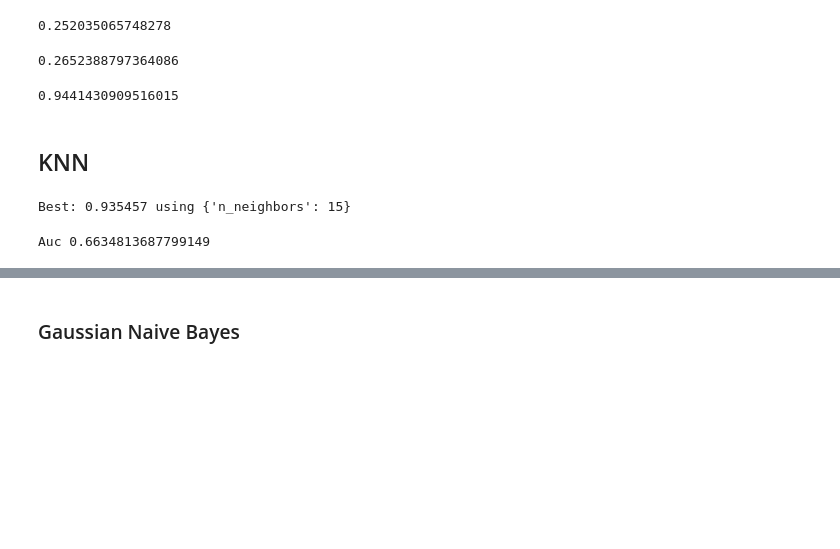
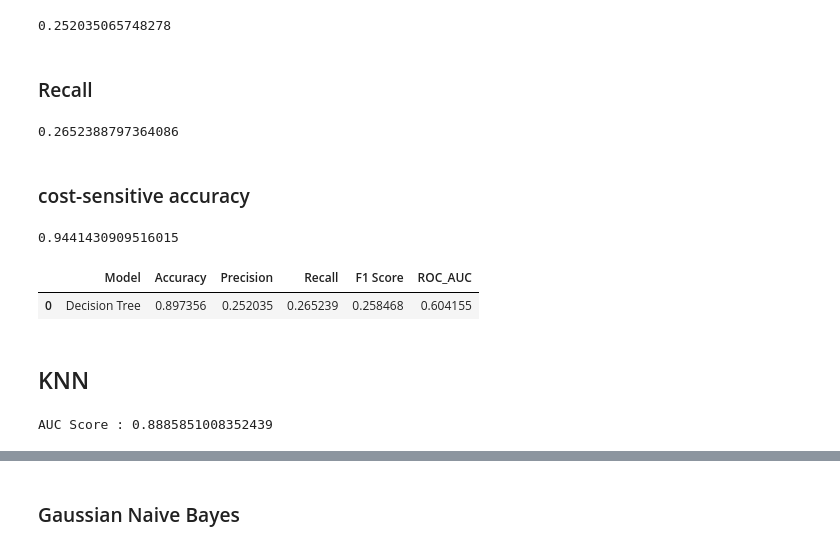
Before and after one commit to 0xgun/Credit-Eligibility, a Jupyter notebook: Phase_2/Phase 2.ipynb, the cells around one changed output, grey strips where cells are left out. Saved outputs shown, nothing was run; the diff lists cells and outputs as text; code cells hidden in the pictures; blank space fills up the shorter version.

```diff
--- a/Phase_2/Phase 2.ipynb
+++ b/Phase_2/Phase 2.ipynb
@@ -357,6 +398,5 @@ plt.show()
 # %%
-#calculate F1 score
-from sklearn.metrics import f1_score
-f1_score(y_test, y_predi) #do we need to use average=None as the third param?
+f1_score=f1_score(y_test, y_predi)
+f1_score
 # %% [output]
 0.2584684540054583
@@ -363,5 +405,3 @@ f1_score(y_test, y_predi) #do we need to use average=None as the third param?
 # %%
-#accuracy score
-from sklearn.metrics import accuracy_score
-accuracy_score(y_test, y_predi) #do we need to use normalize=False as the third param?
-form.append(['Decision Tree Classifier',accuracy_score(y_test, y_predi)])
+a_score=accuracy_score(y_test, y_predi)
+a_score
@@ -368,13 +412,15 @@ form.append(['Decision Tree Classifier',accuracy_score(y_test, y_predi)])
 # %%
-#precision
-from sklearn.metrics import precision_score
-precision_score(y_test, y_predi)
+p_score=precision_score(y_test, y_predi)
+p_score
 # %% [output]
 0.252035065748278
+# %% [markdown]
+### Recall
 # %%
-#recall
-from sklearn.metrics import recall_score
-recall_score(y_test, y_predi)
+recall_score=recall_score(y_test, y_predi)
+recall_score
 # %% [output]
 0.2652388797364086
+# %% [markdown]
+### cost-sensitive accuracy
 # %%
@@ -385,3 +430,10 @@ cost_sensitive_accuracy = (tp + tn) / (tp + tn + fp*fp_cost + fn*fn_cost)
 print(cost_sensitive_accuracy)
 # %% [output]
 0.9441430909516015
+# %%
+dt = pd.DataFrame([['Decision Tree', a_score ,p_score,recall_score, f1_score ,roc_auc]],
+columns = ['Model', 'Accuracy', 'Precision', 'Recall', 'F1 Score','ROC_AUC'])
+dt
+# %% [output]
+|  | Model | Accuracy | Precision | Recall | F1 Score | ROC_AUC |
+| 0 | Decision Tree | 0.897356 | 0.252035 | 0.265239 | 0.258468 | 0.604155 |
@@ -431 +444,13 @@ class PlotBoxR(object):
+# %%
+model_KNN = KNeighborsClassifier()
+
+neighbors = [1,2,3,4,5,6,7,8,9,10,11,12,13,14,15,16,17,18,19,20]
+model_KNN.fit(x_train, y_train)
+knn = KNeighborsClassifier(n_neighbors = 20)
+knn.fit(x_train, y_train)
+knn_scores_proba = knn.predict_proba(x_train)
+knn_scores = knn_scores_proba[:,1]
+print("AUC Score :", roc_auc_score(y_train,knn_scores))
+# %% [output]
+AUC Score : 0.8885851008352439
 # %%
@@ -482,24 +471,3 @@ class GridSearch(object):
-# %%
-KNN_GridSearch = GridSearch(x_train,y_train,model_KNN,param_grid)
-Prediction_KNN = KNN_GridSearch.BestModelPridict(x_train)
-# %% [output]
-Best: 0.935457 using {'n_neighbors': 15}
-# %%
-arglist = itertools.product(['uniform', 'distance'],['auto', 'ball_tree', 'kd_tree', 'brute'])
-
-weight, algorithm, maxauc = '', '', 0
-for wei, algo in arglist:
-    knn = KNeighborsClassifier(weights=wei, algorithm=algo)
-    knn.fit(x_test, y_test)
-    y_pred = knn.predict_proba(x_train)[:,1]
-    score = roc_auc_score(y_train, y_pred)
-    # print(wei, algo, score)
-    if score > maxauc:
-        weight, algorithm, maxauc = wei, algo, score
-print()
-print("Auc", maxauc)
-# %% [output]
-Auc 0.6634813687799149
 # %%
 scorelist = []
 n_neighbors, maxauc = -1, 0
```
Also changed, not shown: parts of 103 cells of this notebook.
